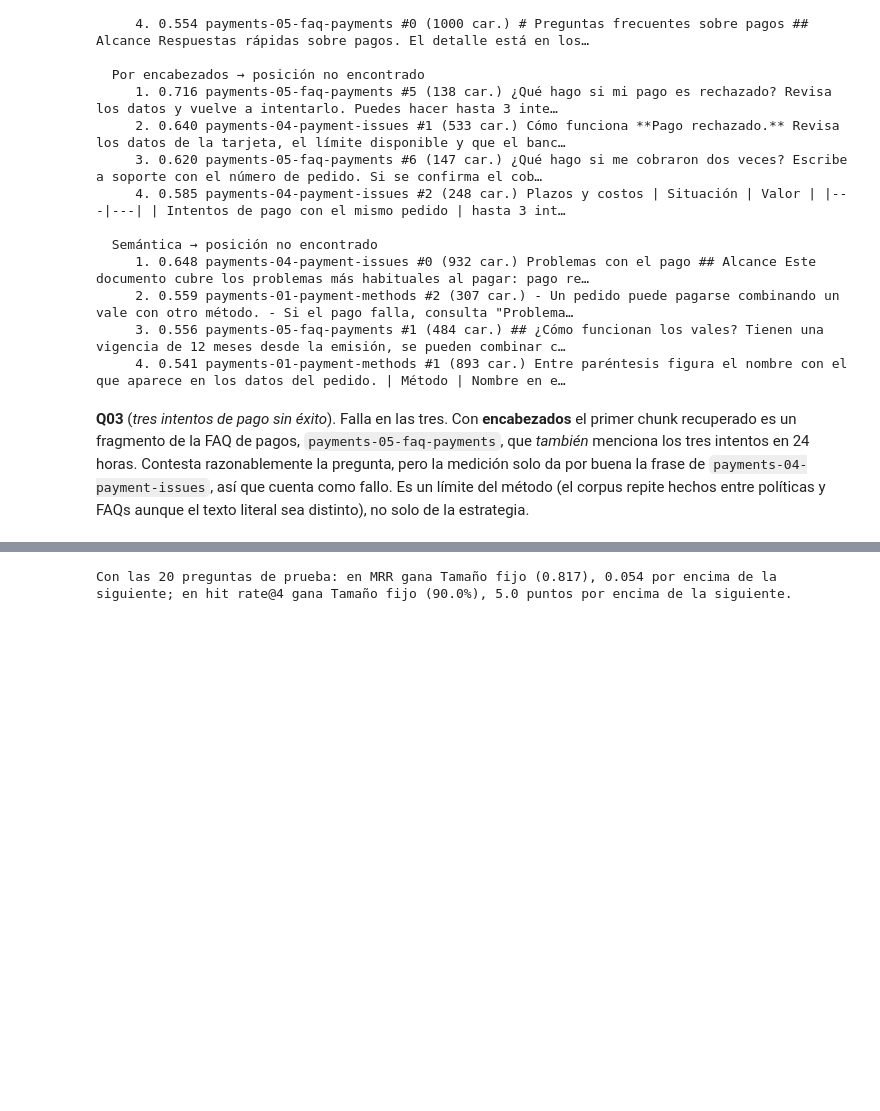
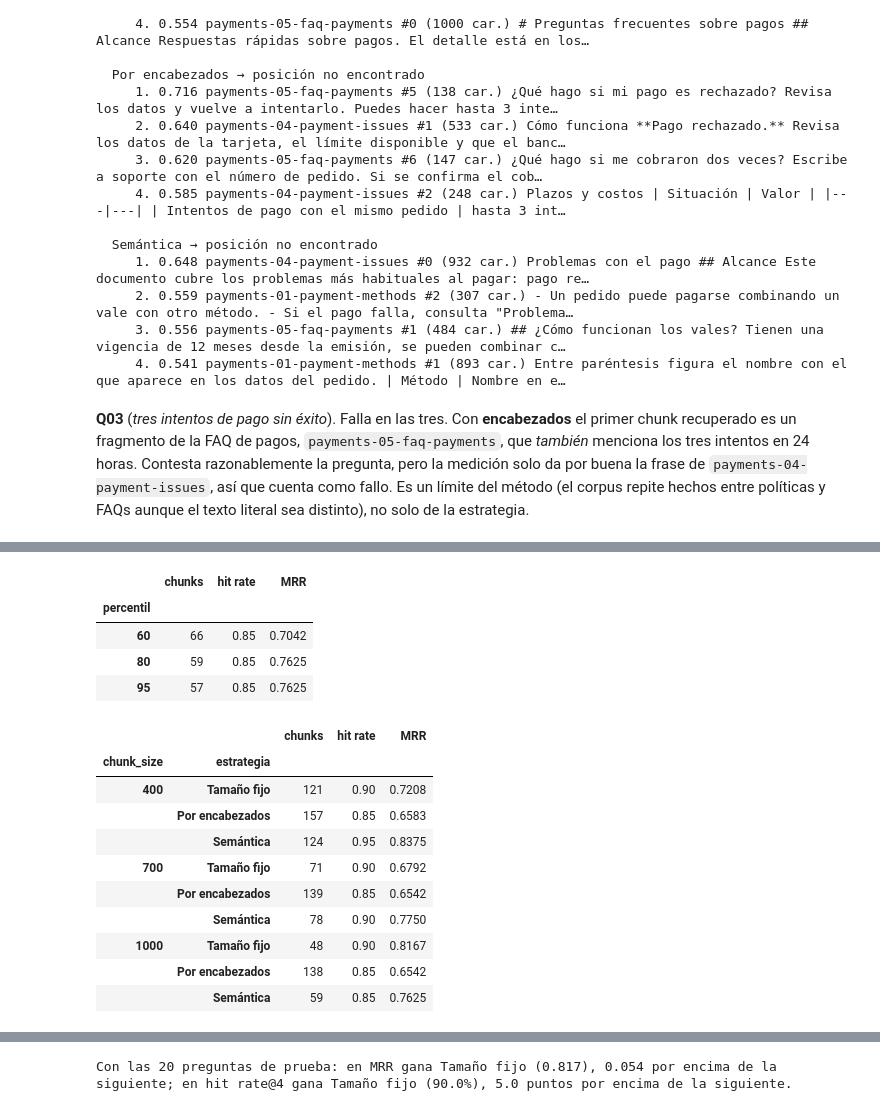
Before and after one commit to leandroAmariles/shoplab-helpdesk, a Jupyter notebook: notebooks/chunking-strategies.ipynb, the cells around one changed output, grey strips where cells are left out. Cells and saved outputs as stored; diff of their text form; code cells hidden in the pictures; blank space fills up the shorter version.

Commit message:
feat(notebooks): [LAB-26] add the sensitivity analysis and close the task list
Co-Authored-By: Claude Opus 5.5 <noreply@anthropic.com>

```diff
--- a/notebooks/chunking-strategies.ipynb
+++ b/notebooks/chunking-strategies.ipynb
@@ -376,0 +386,22 @@ distinto), no solo de la estrategia.
+# %%
+from chunking_lab.report import sensitivity_chunk_size, sensitivity_percentile
+
+display(sensitivity_percentile(documents, questions, config, embedder).set_index("percentil"))
+display(sensitivity_chunk_size(documents, questions, config, embedder).set_index(["chunk_size", "estrategia"]))
+# %% [output]
+|  | chunks | hit rate | MRR |
+| percentil |  |  |  |
+| 60 | 66 | 0.85 | 0.7042 |
+| 80 | 59 | 0.85 | 0.7625 |
+| 95 | 57 | 0.85 | 0.7625 |
+|  |  | chunks | hit rate | MRR |
+| chunk_size | estrategia |  |  |  |
+| 400 | Tamaño fijo | 121 | 0.90 | 0.7208 |
+|  | Por encabezados | 157 | 0.85 | 0.6583 |
+|  | Semántica | 124 | 0.95 | 0.8375 |
+| 700 | Tamaño fijo | 71 | 0.90 | 0.6792 |
+|  | Por encabezados | 139 | 0.85 | 0.6542 |
+|  | Semántica | 78 | 0.90 | 0.7750 |
+| 1000 | Tamaño fijo | 48 | 0.90 | 0.8167 |
+|  | Por encabezados | 138 | 0.85 | 0.6542 |
+|  | Semántica | 59 | 0.85 | 0.7625 |
```
Also changed, not shown: parts of 6 cells of this notebook, 6 other files.
